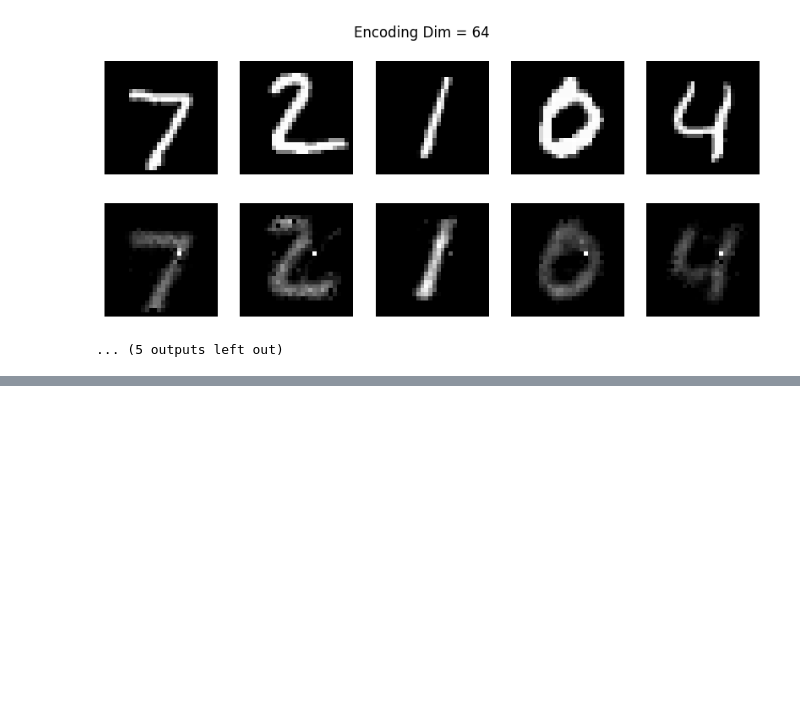
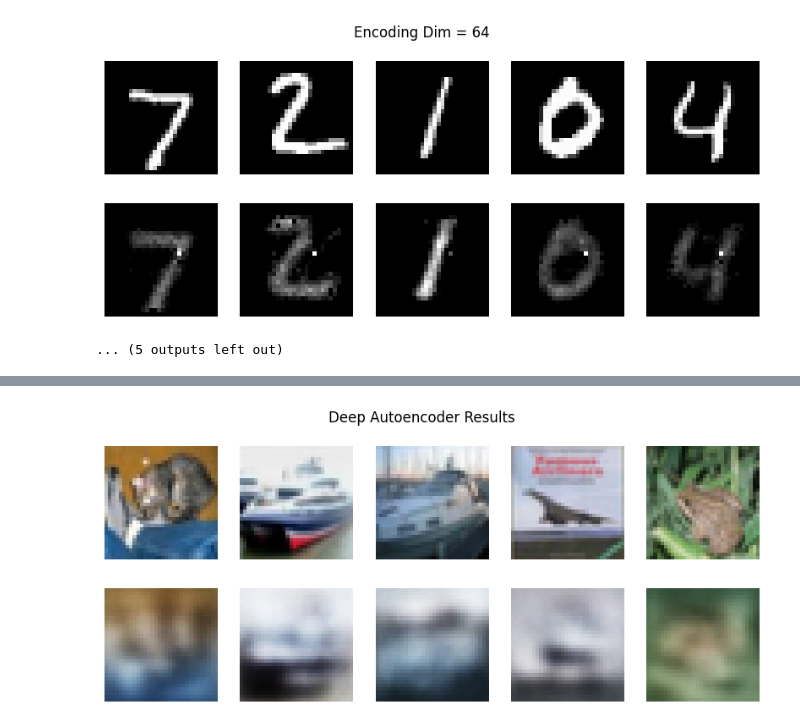
Before and after one commit to Lakshman3556/Deep_Learning, a Jupyter notebook: DL_week8.ipynb, the cells around one changed output, grey strips where cells are left out. Cells and saved outputs as stored; diff of their text form; code cells hidden in the pictures; blank space fills up the shorter version.

```diff
--- a/DL_week8.ipynb
+++ b/DL_week8.ipynb
@@ -211,0 +468,76 @@ Sample encoded vector: [0.        0.4418301 0.        0.        0.        0.
+# %%
+import numpy as np
+import tensorflow as tf
+import matplotlib.pyplot as plt
+
+from tensorflow.keras.layers import Input, Dense
+from tensorflow.keras.models import Model
+
+# Load CIFAR-10
+(X_train, _), (X_test, _) = tf.keras.datasets.cifar10.load_data()
+
+# Normalize
+X_train = X_train.astype('float32') / 255.
+X_test = X_test.astype('float32') / 255.
+
+# Flatten
+X_train = X_train.reshape((len(X_train), 3072))
+X_test = X_test.reshape((len(X_test), 3072))
+
+# Model
+input_layer = Input(shape=(3072,))
+
+# Encoder (Deep)
+encoded = Dense(512, activation='relu')(input_layer)
+encoded = Dense(256, activation='relu')(encoded)
+encoded = Dense(128, activation='relu')(encoded)
+
+# Decoder (Mirror)
+decoded = Dense(256, activation='relu')(encoded)
+decoded = Dense(512, activation='relu')(decoded)
+decoded = Dense(3072, activation='sigmoid')(decoded)
+
+autoencoder = Model(input_layer, decoded)
+
+# Compile
+autoencoder.compile(optimizer='adam', loss='binary_crossentropy', metrics=['mse'])
+
+# Train
+history = autoencoder.fit(
+    X_train, X_train,
+    epochs=20,
+    batch_size=256,
+    shuffle=True,
+    validation_data=(X_test, X_test)
+)
+
+# Predict
+decoded_imgs = autoencoder.predict(X_test)
+
+# Metrics
+mse = np.mean(np.square(X_test - decoded_imgs))
+pseudo_acc = 1 - mse
+
+print("\nDeep AE MSE:", mse)
+print("Deep AE Accuracy:", pseudo_acc)
+
+# Reshape
+decoded_imgs = decoded_imgs.reshape((-1, 32, 32, 3))
+X_test_imgs = X_test.reshape((-1, 32, 32, 3))
+
+# Visualize
+n = 5
+plt.figure(figsize=(10, 4))
+
+for i in range(n):
+    plt.subplot(2, n, i + 1)
+    plt.imshow(X_test_imgs[i])
+    plt.axis('off')
+
+    plt.subplot(2, n, i + 1 + n)
+    plt.imshow(decoded_imgs[i])
+    plt.axis('off')
+
+plt.suptitle("Deep Autoencoder Results")
+plt.show()
+# %% [output]
@@ -211,0 +561 @@ Sample encoded vector: [0.        0.4418301 0.        0.        0.        0.
+[figure, added]
```
Also changed, not shown: parts of 6 cells of this notebook.
